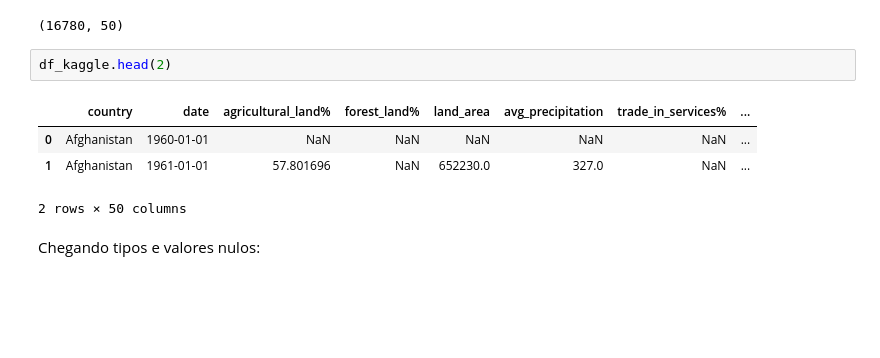
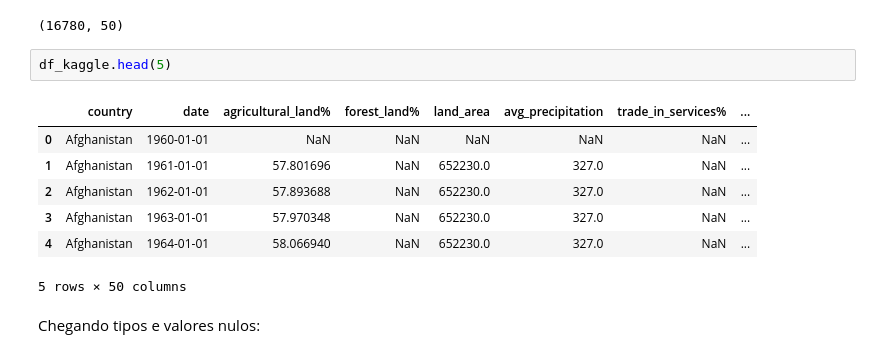
Before and after one commit to Simone-Barbosa/gini_index_analysis, a Jupyter notebook: gini_index.ipynb, the cells around one changed output. Cells and saved outputs as stored; diff of their text form; blank space fills up the shorter version.

```diff
--- a/gini_index.ipynb
+++ b/gini_index.ipynb
@@ -44,12 +44,15 @@ df_kaggle.shape
 # %% [output]
 (16780, 50)
 # %%
-df_kaggle.head(2)
+df_kaggle.head(5)
 # %% [output]
 |  | country | date | agricultural_land% | forest_land% | land_area | avg_precipitation | trade_in_services% | ... |
 | 0 | Afghanistan | 1960-01-01 | NaN | NaN | NaN | NaN | NaN | ... |
 | 1 | Afghanistan | 1961-01-01 | 57.801696 | NaN | 652230.0 | 327.0 | NaN | ... |
+| 2 | Afghanistan | 1962-01-01 | 57.893688 | NaN | 652230.0 | 327.0 | NaN | ... |
+| 3 | Afghanistan | 1963-01-01 | 57.970348 | NaN | 652230.0 | 327.0 | NaN | ... |
+| 4 | Afghanistan | 1964-01-01 | 58.066940 | NaN | 652230.0 | 327.0 | NaN | ... |
-2 rows × 50 columns
+5 rows × 50 columns
 # %% [markdown]
 Chegando tipos e valores nulos:
 # %%
```
Also changed, not shown: parts of 22 cells of this notebook.
